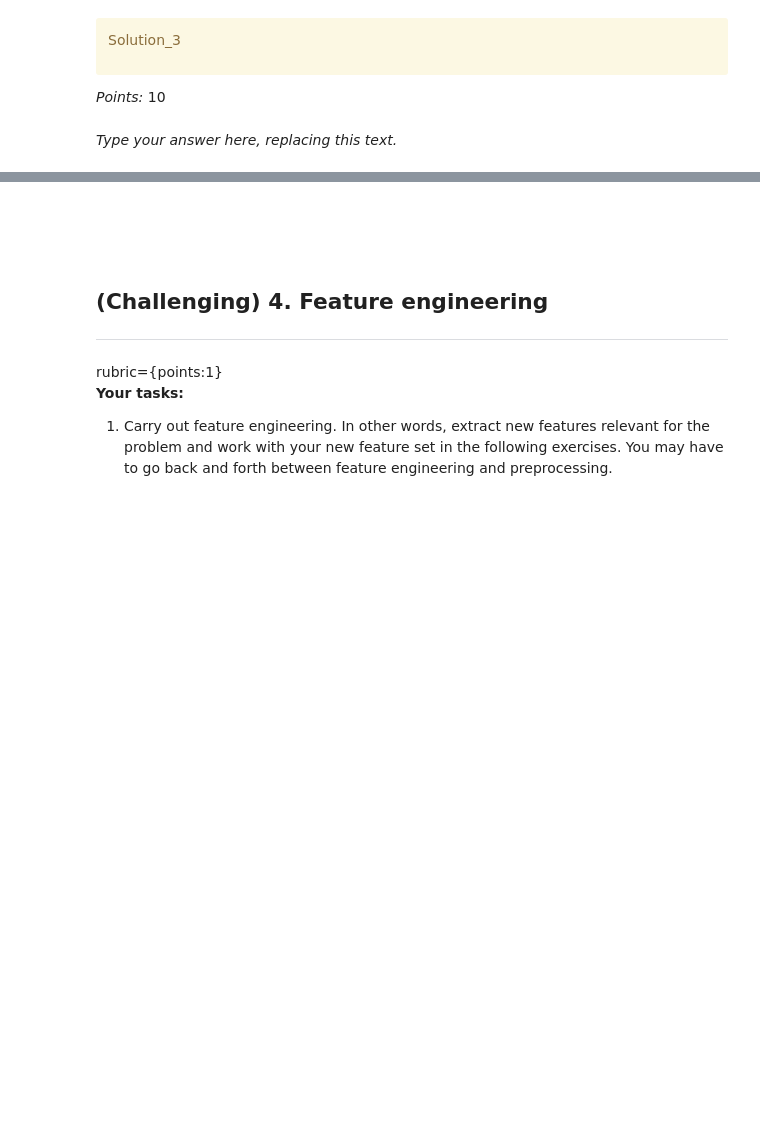
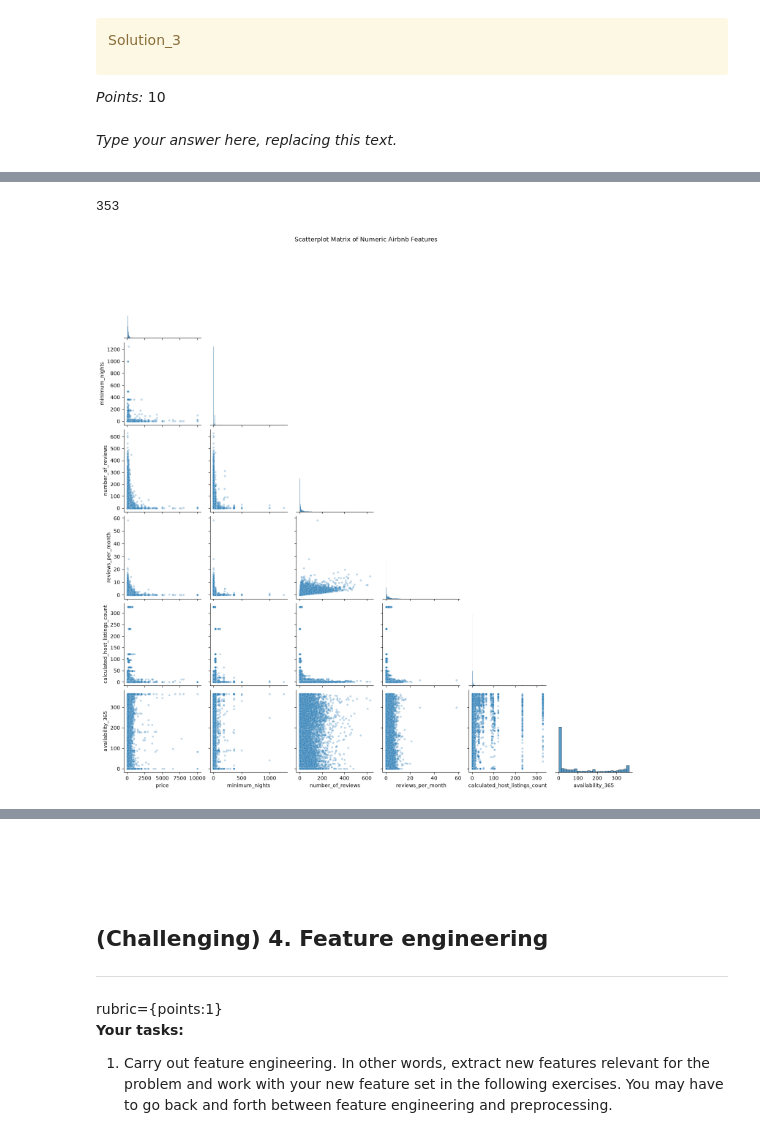
Before and after one commit to ZhaoJohnny/CPSC330-, a Jupyter notebook: assignment5/hw5.ipynb, the cells around one changed output, grey strips where cells are left out. Drawn from its saved outputs; the diff is of its cells as text; code cells hidden in the pictures; blank space fills up the shorter version.

```diff
--- a/assignment5/hw5.ipynb
+++ b/assignment5/hw5.ipynb
@@ -192,0 +336,28 @@ _Type your answer here, replacing this text._
+# %%
+index = nyc.index[nyc["price"] > 900].tolist()
+print(len(nyc.loc[index]))
+# %% [output]
+353
+# %%
+# Select the numeric features
+numeric_features = [
+    "price",
+    "minimum_nights",
+    "number_of_reviews",
+    "reviews_per_month",
+    "calculated_host_listings_count",
+    "availability_365"
+]
+
+# Create scatterplot matrix
+sns.pairplot(
+    train_df[numeric_features],
+    diag_kind="hist",
+    corner=True,
+    plot_kws={"alpha": 0.3, "s": 15}
+)
+
+plt.suptitle("Scatterplot Matrix of Numeric Airbnb Features", y=1.02)
+plt.show()
+# %% [output]
+[figure, added]
```
Also changed, not shown: parts of 30 cells of this notebook.
